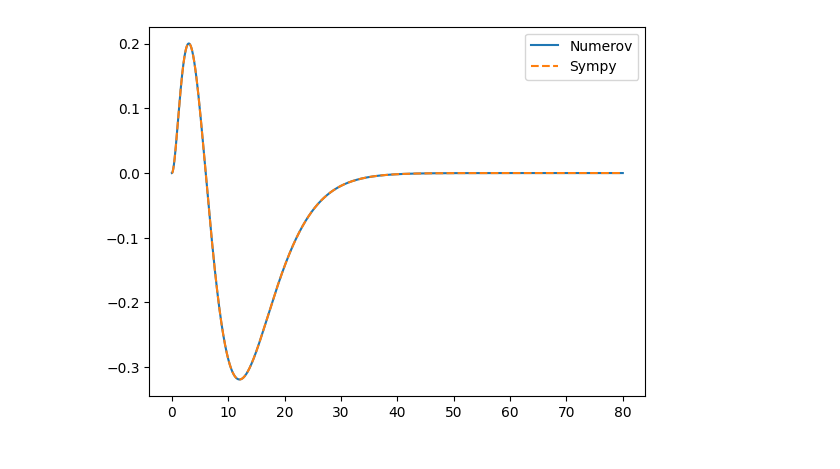
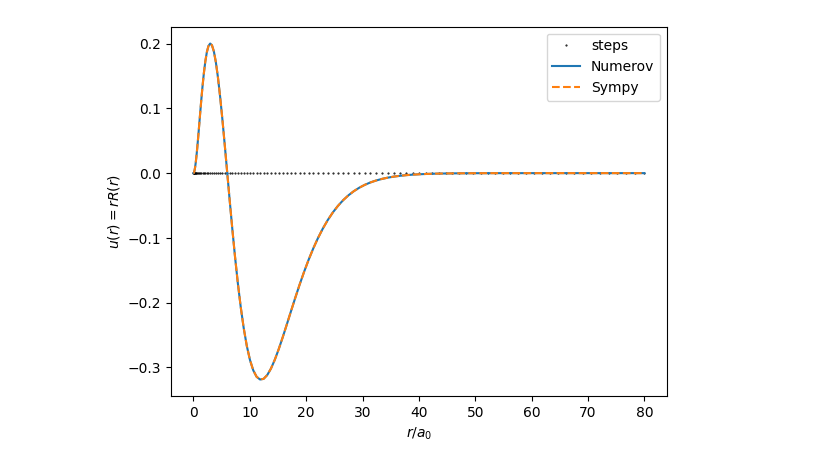
Before and after one commit to pairinteraction/ryd-numerov, a Jupyter notebook: docs/examples/example_hydrogen.ipynb, the cells around one changed output. Cells and saved outputs as stored; diff of their text form; code cells hidden in the pictures.

Commit message:
implement integration over z_list

```diff
--- a/docs/examples/example_hydrogen.ipynb
+++ b/docs/examples/example_hydrogen.ipynb
@@ -5,2 +8,2 @@ from numerov.rydberg import RydbergState
 # %%
-hydrogen = RydbergState("H", n=3, l=1, j=1.5)
+hydrogen = RydbergState("H", n=3, l=1, j=1.5, steps=100)
@@ -9,3 +10,8 @@ x_list, u_list = hydrogen.integrate()
+# %%
+z_list, w_list = hydrogen.integrate()
+
+x_list = np.power(z_list, 2)
+u_list = np.sqrt(z_list) * w_list
 # %%
 from sympy.abc import r as sympy_r
 from sympy.physics import hydrogen as sympy_hydrogen
@@ -16,10 +34,11 @@ u_list_symyp = R_nl(x_list) * x_list
 # %%
-import matplotlib.pyplot as plt
-
-plt.plot(x_list, u_list, label="Numerov")
+plt.plot(x_list, np.zeros_like(x_list), c="k", marker=".", ms=1, ls="None", label="steps")
+plt.plot(x_list, u_list, "C0-", label="Numerov")
 plt.plot(x_list, u_list_symyp, "C1--", label="Sympy")
+plt.xlabel(r"$r / a_0$")
+plt.ylabel(r"$u(r) = r R(r)$")
 plt.legend()
 
 plt.show()
 # %% [output]
-[figure, old version]
+[figure, new version]
```
Also changed, not shown: parts of 7 cells of this notebook, 3 other files.
